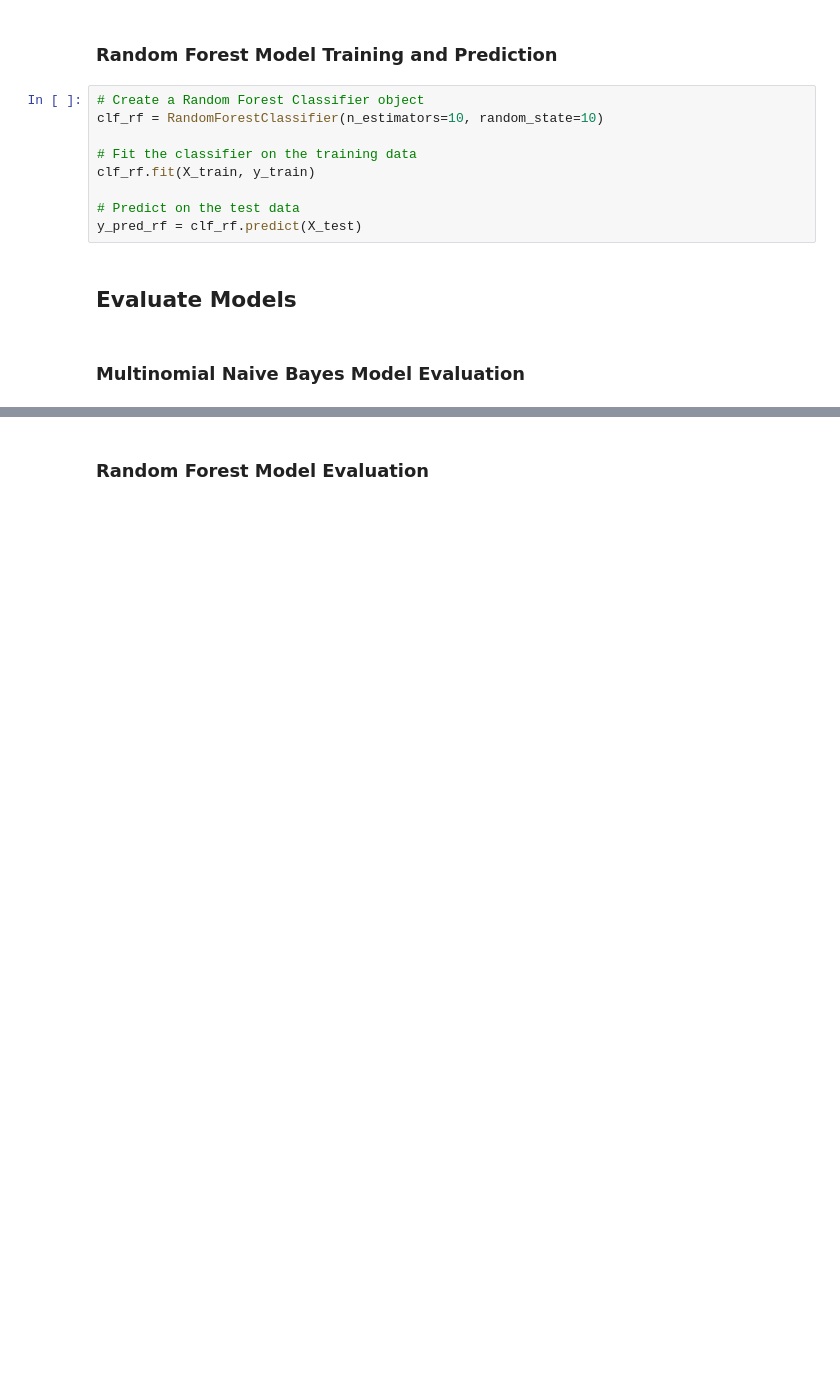
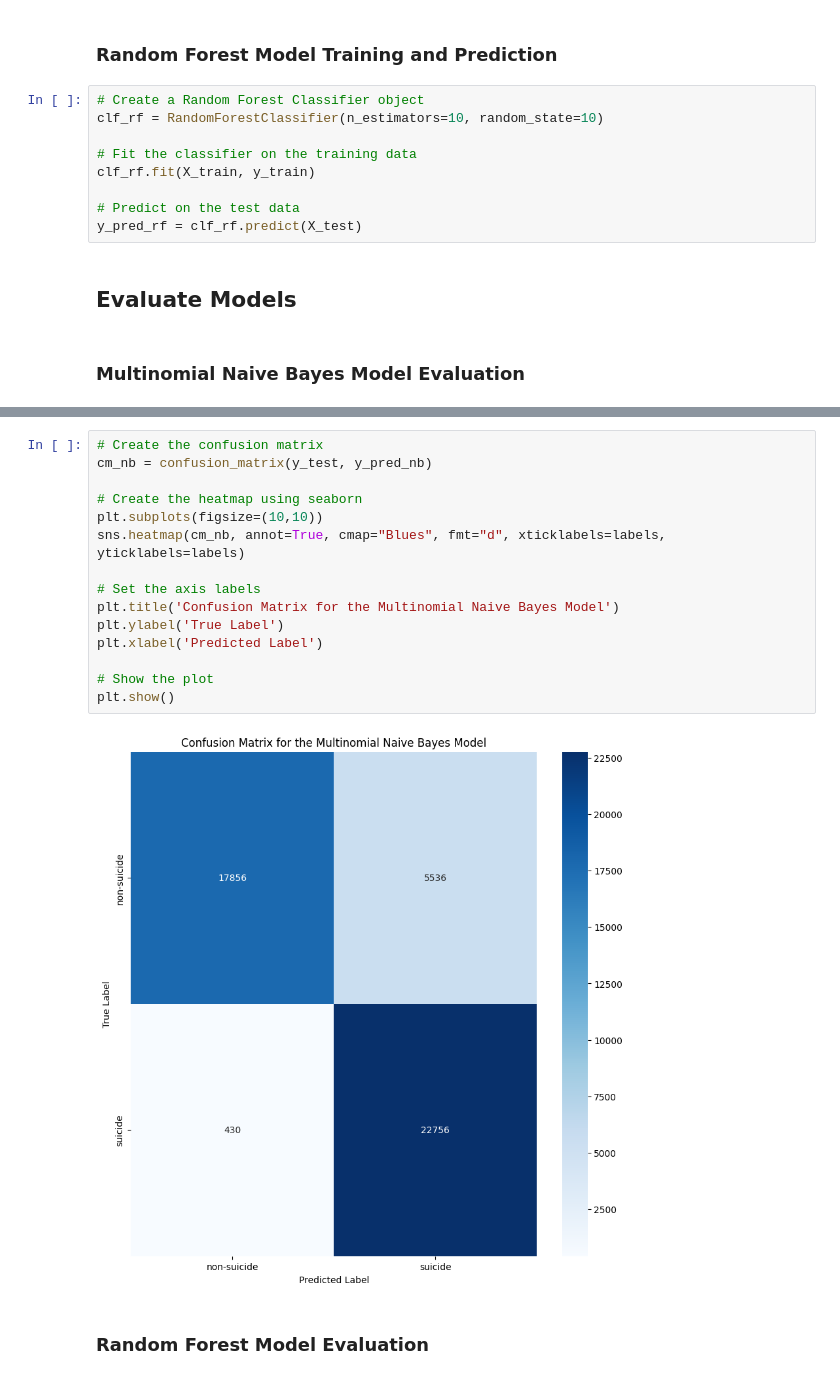
Before and after one commit to SamanthaGuillemette/SOEN471-PROJECT, a Jupyter notebook: 471Project_Team13.ipynb, the cells around one changed output, grey strips where cells are left out. Saved outputs shown, nothing was run; the diff lists cells and outputs as text; blank space fills up the shorter version.

```diff
--- a/471Project_Team13.ipynb
+++ b/471Project_Team13.ipynb
@@ -281,3 +337,20 @@ weighted avg       0.89      0.87      0.87     46578
+# %%
+# Create the confusion matrix
+cm_nb = confusion_matrix(y_test, y_pred_nb)
+
+# Create the heatmap using seaborn
+plt.subplots(figsize=(10,10))
+sns.heatmap(cm_nb, annot=True, cmap="Blues", fmt="d", xticklabels=labels, yticklabels=labels)
+
+# Set the axis labels
+plt.title('Confusion Matrix for the Multinomial Naive Bayes Model')
+plt.ylabel('True Label')
+plt.xlabel('Predicted Label')
+
+# Show the plot
+plt.show()
+# %% [output]
+[figure, added]
 # %% [markdown]
 ### Random Forest Model Evaluation
 # %%
```
Also changed, not shown: parts of 16 cells of this notebook.
